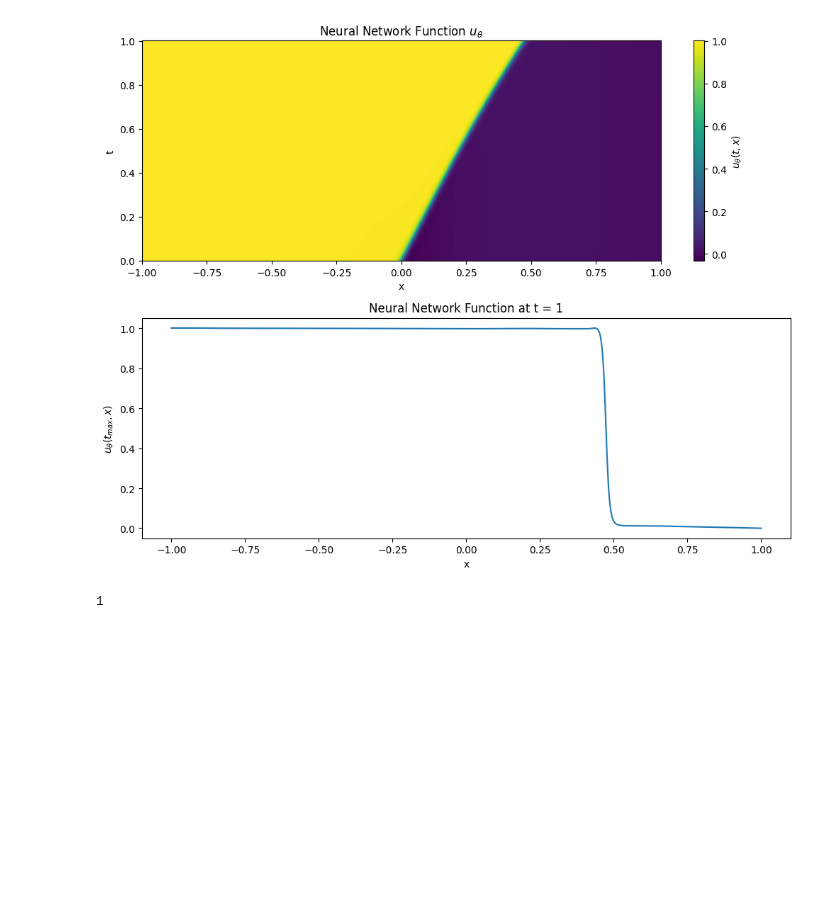
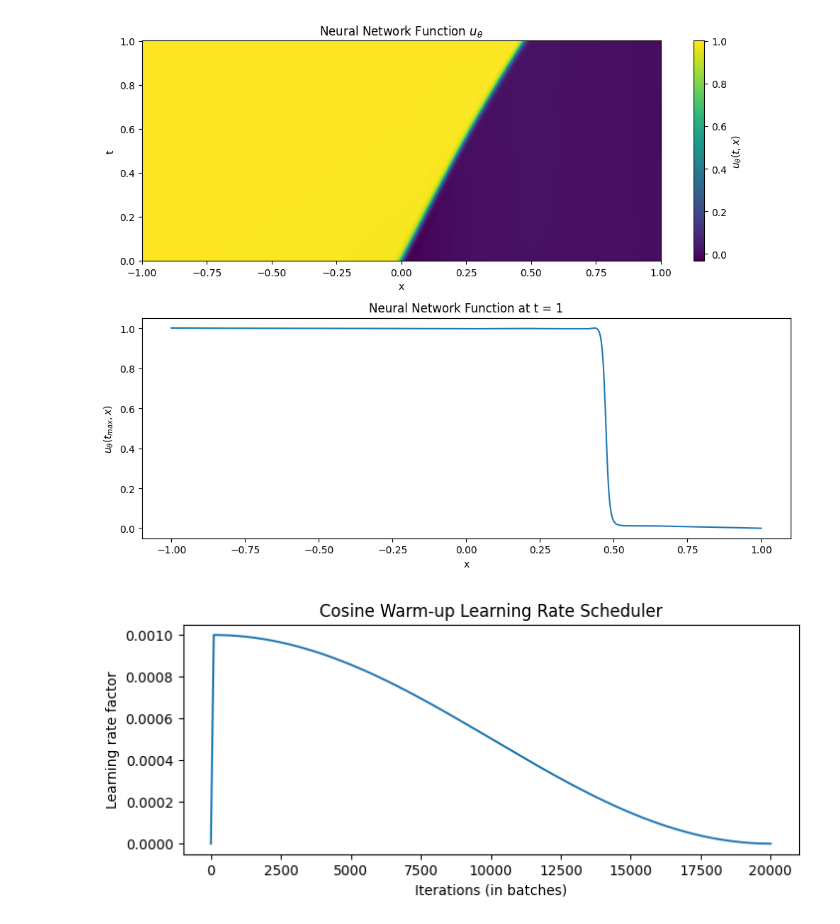
Before and after one commit to HaoLi-HL/NN-HCL, a Jupyter notebook: Code/minmax_opt_mgnn_burgers-Copy1.ipynb, the cells around one changed output. Drawn from its saved outputs; the diff is of its cells as text; code cells hidden in the pictures; blank space fills up the shorter version.

```diff
--- a/Code/minmax_opt_mgnn_burgers-Copy1.ipynb
+++ b/Code/minmax_opt_mgnn_burgers-Copy1.ipynb
@@ -285,6 +285,18 @@ plot_u_theta(optProb.model, M_t=500, M_x=1000, t_min=0.0, t_max=1, x_min=-1.0, x
 # %% [output]
 [figure]
 # %%
-print(os.environ.get('ENABLE_PJRT_COMPATIBILITY'))
+
+# lr_scheduler = optax.cosine_warmup_schedule(base_lr=1.0, warmup=100, max_iters=2000)
+lr_scheduler = optax.warmup_cosine_decay_schedule(init_value=0, peak_value=1e-3, warmup_steps=100, decay_steps=20000)
+# Plotting
+epochs = list(range(20000))
+# sns.set()
+plt.figure(figsize=(8,3))
+plt.plot(epochs, [lr_scheduler(e) for e in epochs])
+plt.ylabel("Learning rate factor")
+plt.xlabel("Iterations (in batches)")
+plt.title("Cosine Warm-up Learning Rate Scheduler")
+plt.show()
+# sns.reset_orig()
 # %% [output]
-1
+[figure, added]
```
Also changed, not shown: 3 other files.
